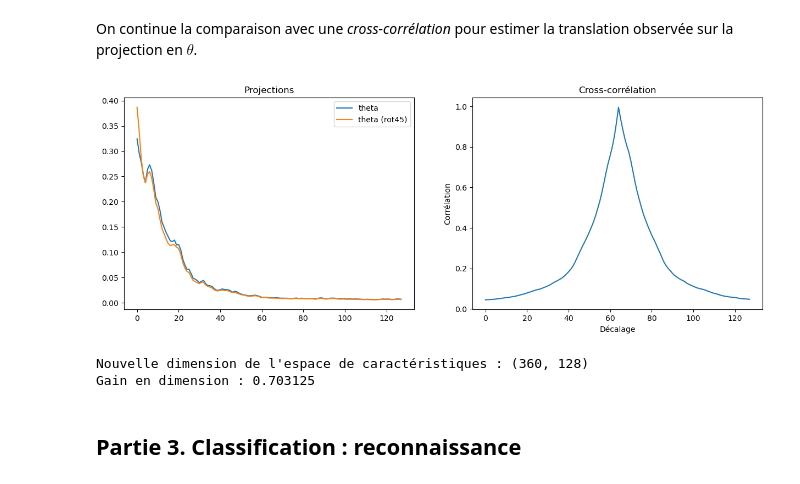
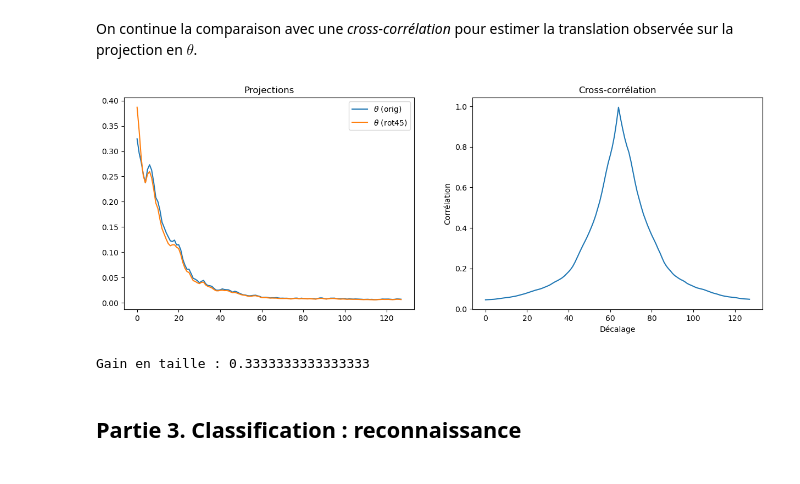
Before and after one commit to thomas40510/MLMythe, a Jupyter notebook: BE-noté/BE noté PRV.ipynb, the cells around one changed output. Drawn from its saved outputs; the diff is of its cells as text; code cells hidden in the pictures.

```diff
--- a/BE-noté/BE noté PRV.ipynb
+++ b/BE-noté/BE noté PRV.ipynb
@@ -285,9 +260,13 @@ def proj_theta(img):
     proj = np.sum(img, axis=0)
     return proj / np.linalg.norm(proj)
 # %%
-def polaire_proj(img, center, radius):
+def polaire_proj(img, center=(0, 0), radius=1):
     # on applique la transformation polaire à une image
     # on retourne l'image transformée et ses projections sur r et theta
+    if center == (0, 0):
+        center = (img.shape[0]//2, img.shape[1]//2)
+    if radius == 1:
+        radius = img.shape[0]//2
     img_polaire = polaire(img, center, radius)
     return img_polaire, proj_r(img_polaire), proj_theta(img_polaire)
 # %%
@@ -354,20 +349,20 @@ On continue la comparaison avec une _cross-corrélation_ pour estimer la transla
 # %%
 from scipy import signal
 
 # on calcule la cross-corrélation entre les projections
 corr = signal.correlate(projTheta, projTheta_rot45, mode='same')
 # on affiche les résultats
 fig, ax = plt.subplots(1, 2, figsize=(15, 5))
-ax[0].plot(projTheta, label="theta")
-ax[0].plot(projTheta_rot45, label="theta (rot45)")
+ax[0].plot(projTheta, label="$\\theta$ (orig)")
+ax[0].plot(projTheta_rot45, label="$\\theta$ (rot45)")
 ax[0].legend()
 ax[0].set_title("Projections")
 ax[1].plot(corr)
 ax[1].set_xlabel("Décalage")
 ax[1].set_ylabel("Corrélation")
 ax[1].set_title("Cross-corrélation")
 plt.show()
 # %% [output]
-[figure, old version]
+[figure, new version]
 # %%
 img = data[6]
@@ -380,12 +369,8 @@ def get_features(img, center, radius):
-# %%
-print("Nouvelle dimension de l'espace de caractéristiques : " + str(get_features(img, center = (img.shape[0]//2, img.shape[1]//2), radius = img.shape[0]//2)[0].shape))
-
-size_before = img.shape[0] * img.shape[1]
-size_after = get_features(img, center = (img.shape[0]//2, img.shape[1]//2), radius = img.shape[0]//2)[0].shape[0] * get_features(img, center = (img.shape[0]//2, img.shape[1]//2), radius = img.shape[0]//2)[0].shape[1]
-print("Gain en dimension : " + str(size_after / size_before))
-# %% [output]
-Nouvelle dimension de l'espace de caractéristiques : (360, 128)
-Gain en dimension : 0.703125
+# %%
+# on calcule le gain en taille de la projection polaire
+print("Gain en taille : " + str(projTheta.shape[0]/(img.shape[0] + projTheta.shape[0])))
+# %% [output]
+Gain en taille : 0.3333333333333333
 # %% [markdown]
 ## Partie 3. Classification : reconnaissance
 # %% [markdown]
```
Also changed, not shown: parts of 14 cells of this notebook.
